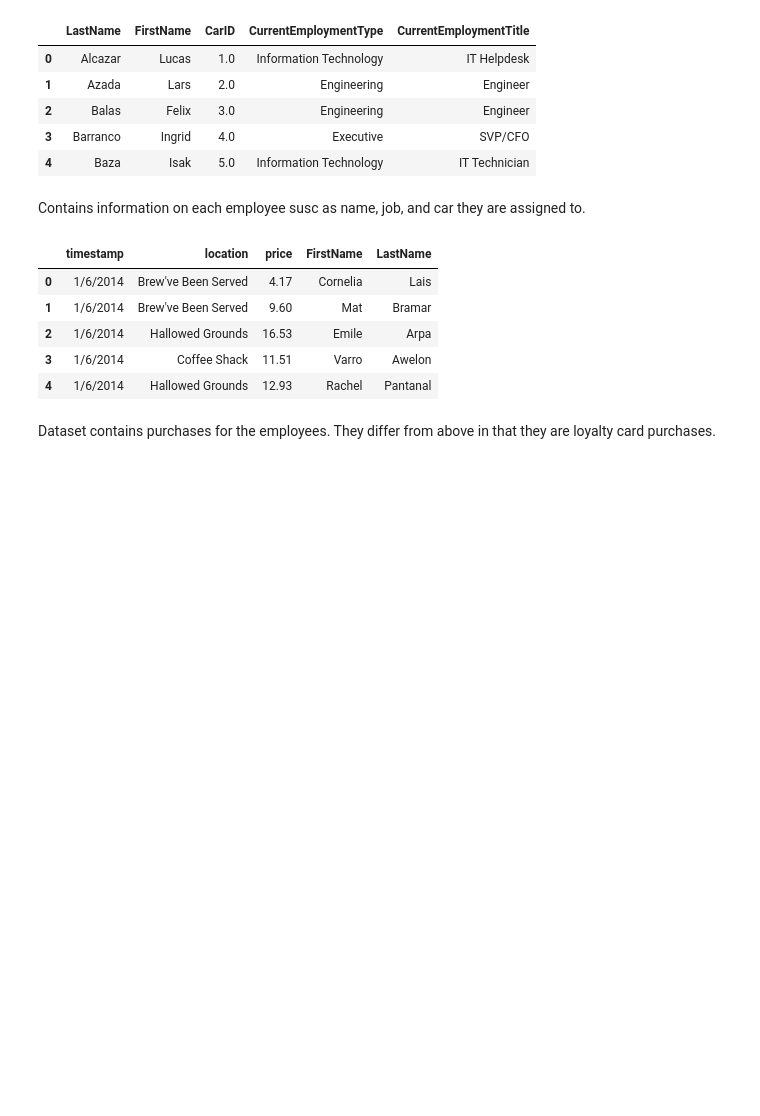
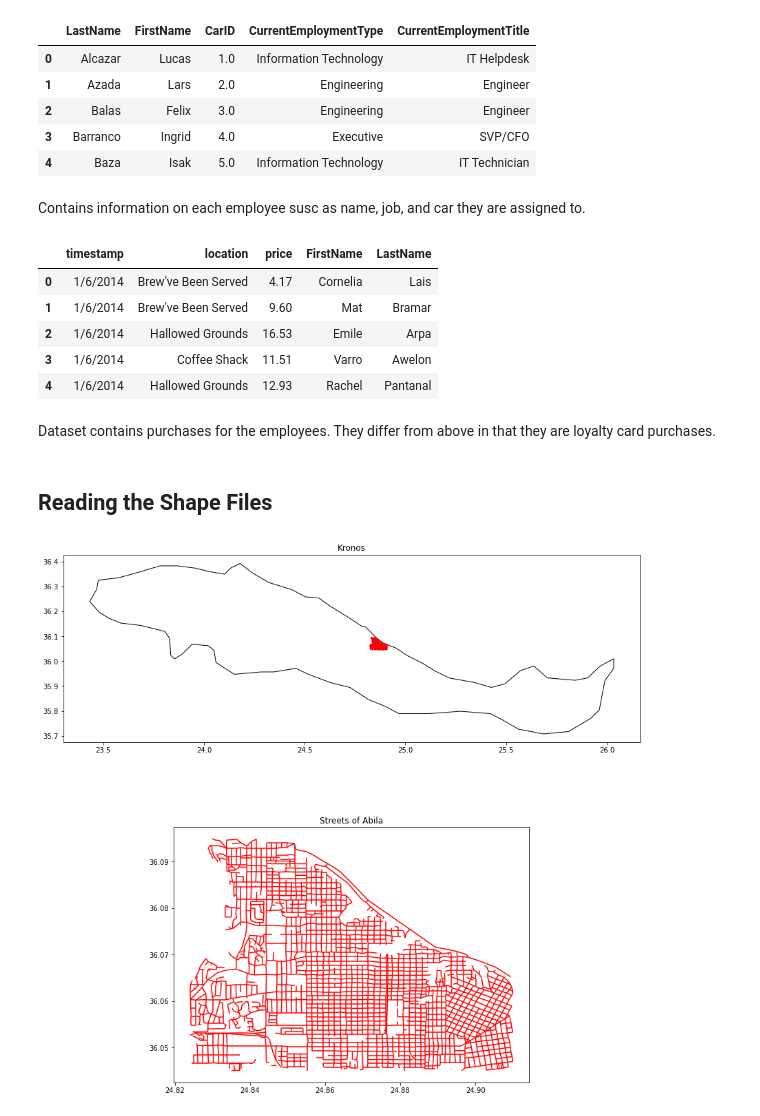
Before and after one commit to cvorsanger/COMP4448Final, a Jupyter notebook: notebooks/ReadIn.ipynb, the cells around one changed output. Cells and saved outputs as stored; diff of their text form; code cells hidden in the pictures; blank space fills up the shorter version.

Commit message:
Read in Shape FIles

```diff
--- a/notebooks/ReadIn.ipynb
+++ b/notebooks/ReadIn.ipynb
@@ -50,3 +54,17 @@ loyalty.head()
 | 4 | 1/6/2014 | Hallowed Grounds | 12.93 | Rachel | Pantanal |
 # %% [markdown]
 Dataset contains purchases for the employees. They differ from above in that they are loyalty card purchases.
+# %% [markdown]
+## Reading the Shape Files
+# %%
+kronos = gpd.read_file('../Geospatial/Kronos_Island.shp')
+Abila= gpd.read_file('../Geospatial/Abila.shp', layer = 'Abila')
+fig, ax = plt.subplots(2, figsize=(15,15))
+kronos = kronos.plot(ax = ax[0], color='white', edgecolor='black')
+Abila.plot(ax =kronos, color = 'red')
+Abila.plot(ax =ax[1], color = 'red')
+ax[0].set_title('Kronos')
+ax[1].set_title('Streets of Abila')
+plt.show()
+# %% [output]
+[figure, added]
```
Also changed, not shown: parts of 2 cells of this notebook, 4 other files.
